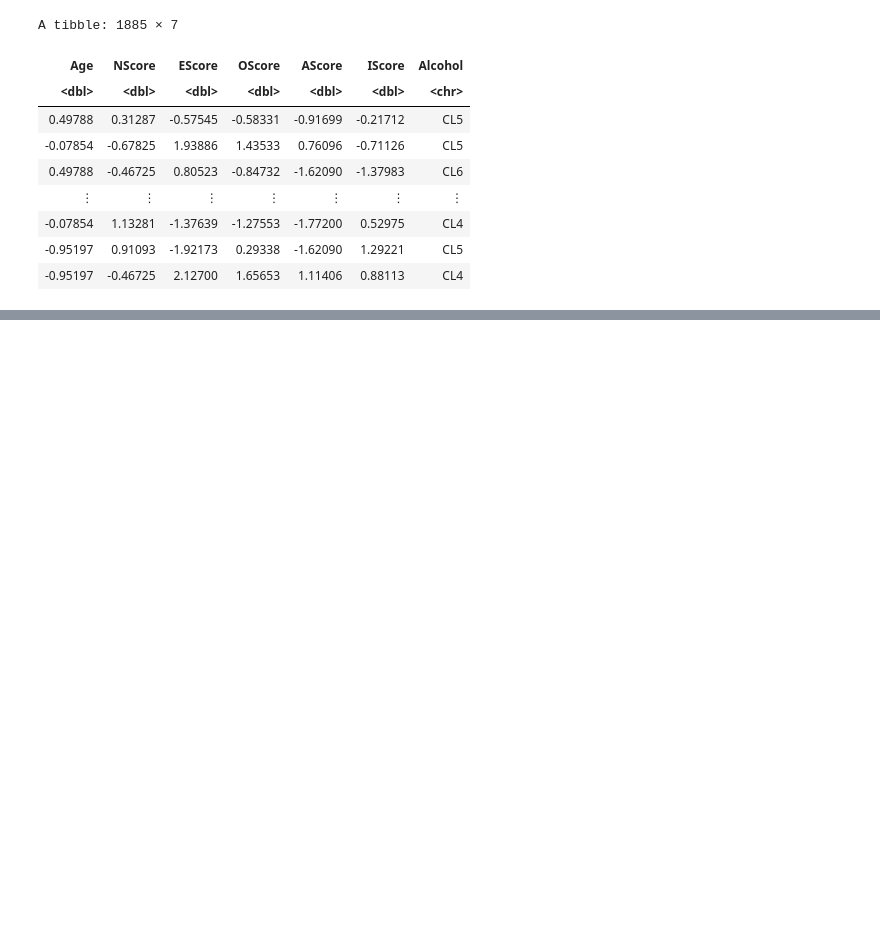
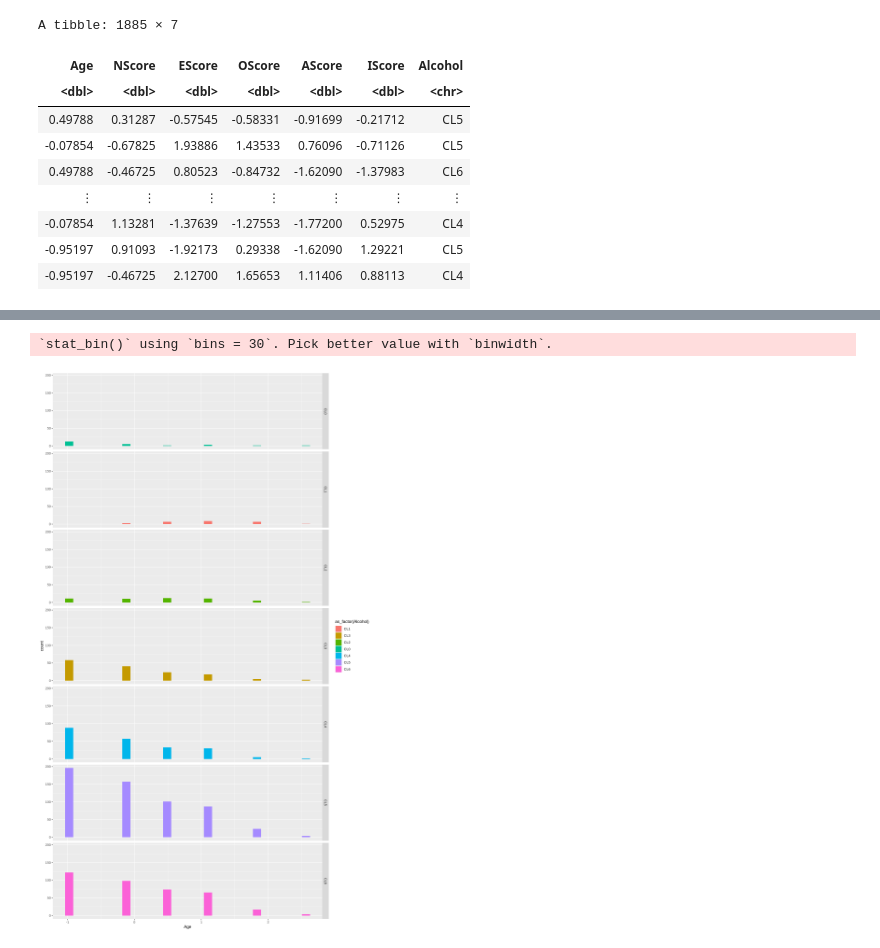
Before and after one commit to hyt152004/Alcohol-Consumption-Data-Analysis, a Jupyter notebook: group_project_proposal.ipynb, the cells around one changed output, grey strips where cells are left out. Saved outputs shown, nothing was run; the diff lists cells and outputs as text; code cells hidden in the pictures; blank space fills up the shorter version.

```diff
--- a/group_project_proposal.ipynb
+++ b/group_project_proposal.ipynb
@@ -88,0 +132,8 @@ A tibble: 1885 × 7
+# %%
+alcohol_plot_age <- ggplot(alcohol_train, aes(x = Age, fill = as_factor(Alcohol))) +
+  geom_histogram() +
+ facet_grid(rows = vars(Alcohol))
+alcohol_plot_age
+# %% [output]
+`stat_bin()` using `bins = 30`. Pick better value with `binwidth`.
+[figure, added]
```
Also changed, not shown: parts of 9 cells of this notebook.
